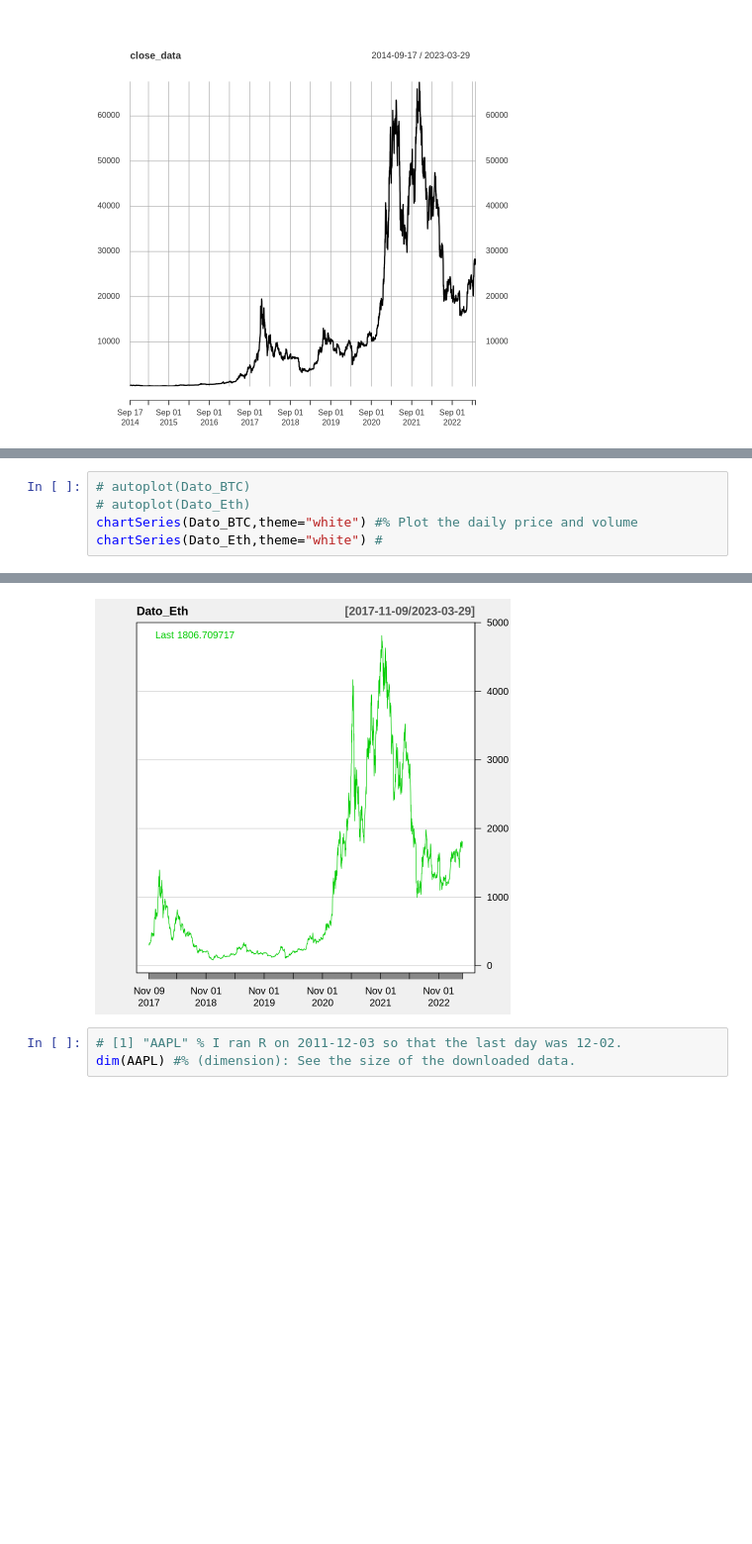
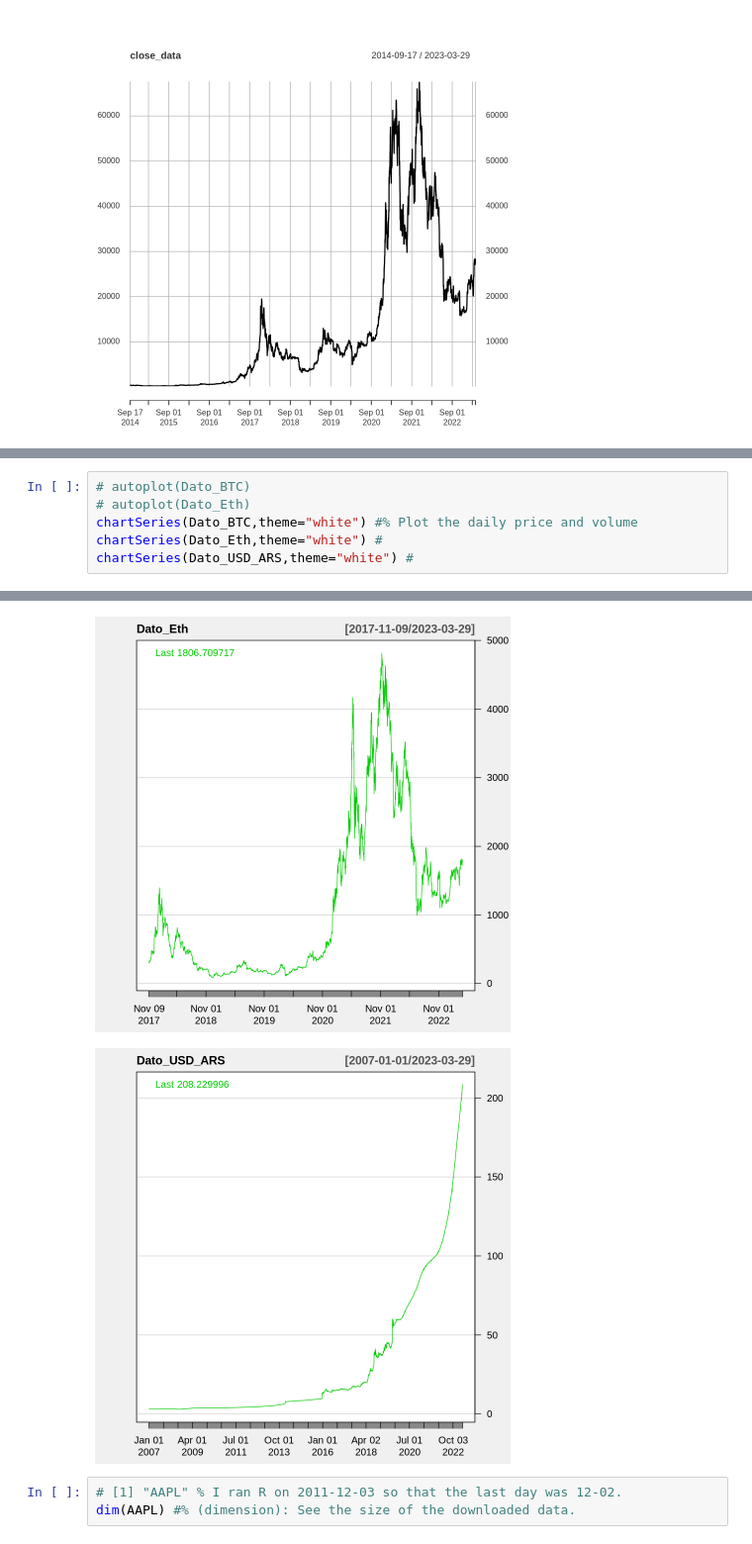
Before and after one commit to mateosardi/TPs_COA, a Jupyter notebook: SDC/Copia_de_Ejemplo_Libro_R_Finanzas.ipynb, the cells around one changed output, grey strips where cells are left out. Shown: that part at 99% size. Cells and saved outputs as stored; diff of their text form; blank space fills up the shorter version.

```diff
--- a/SDC/Copia_de_Ejemplo_Libro_R_Finanzas.ipynb
+++ b/SDC/Copia_de_Ejemplo_Libro_R_Finanzas.ipynb
@@ -265,11 +312,13 @@ Installing package into ‘/usr/local/lib/R/site-library’
 # %%
 # autoplot(Dato_BTC)
 # autoplot(Dato_Eth)
 chartSeries(Dato_BTC,theme="white") #% Plot the daily price and volume
 chartSeries(Dato_Eth,theme="white") #
+chartSeries(Dato_USD_ARS,theme="white") #
 # %% [output]
 [figure]
 [figure]
+[figure, added]
 # %%
 # [1] "AAPL" % I ran R on 2011-12-03 so that the last day was 12-02.
 dim(AAPL) #% (dimension): See the size of the downloaded data.
```
Also changed, not shown: parts of 2 cells of this notebook.
